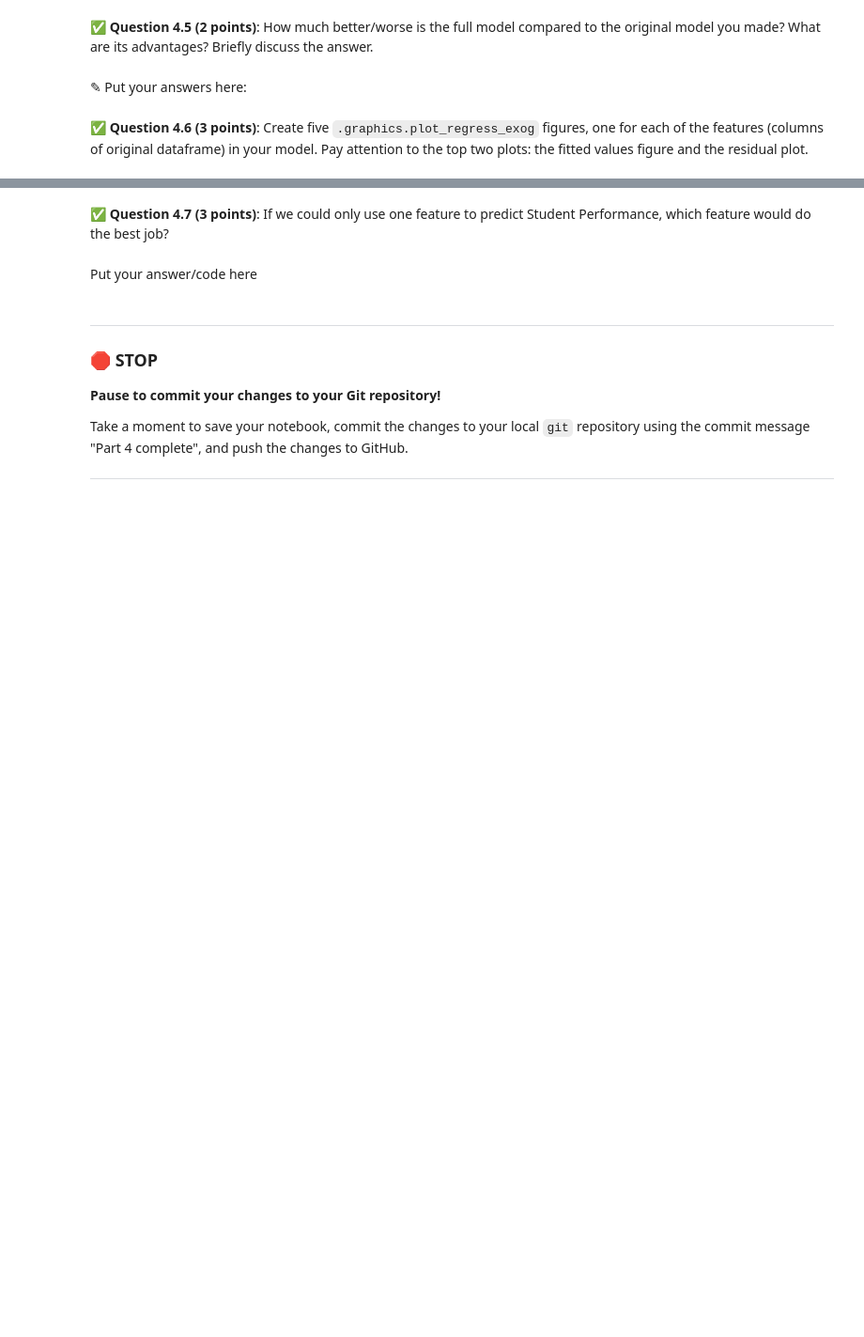
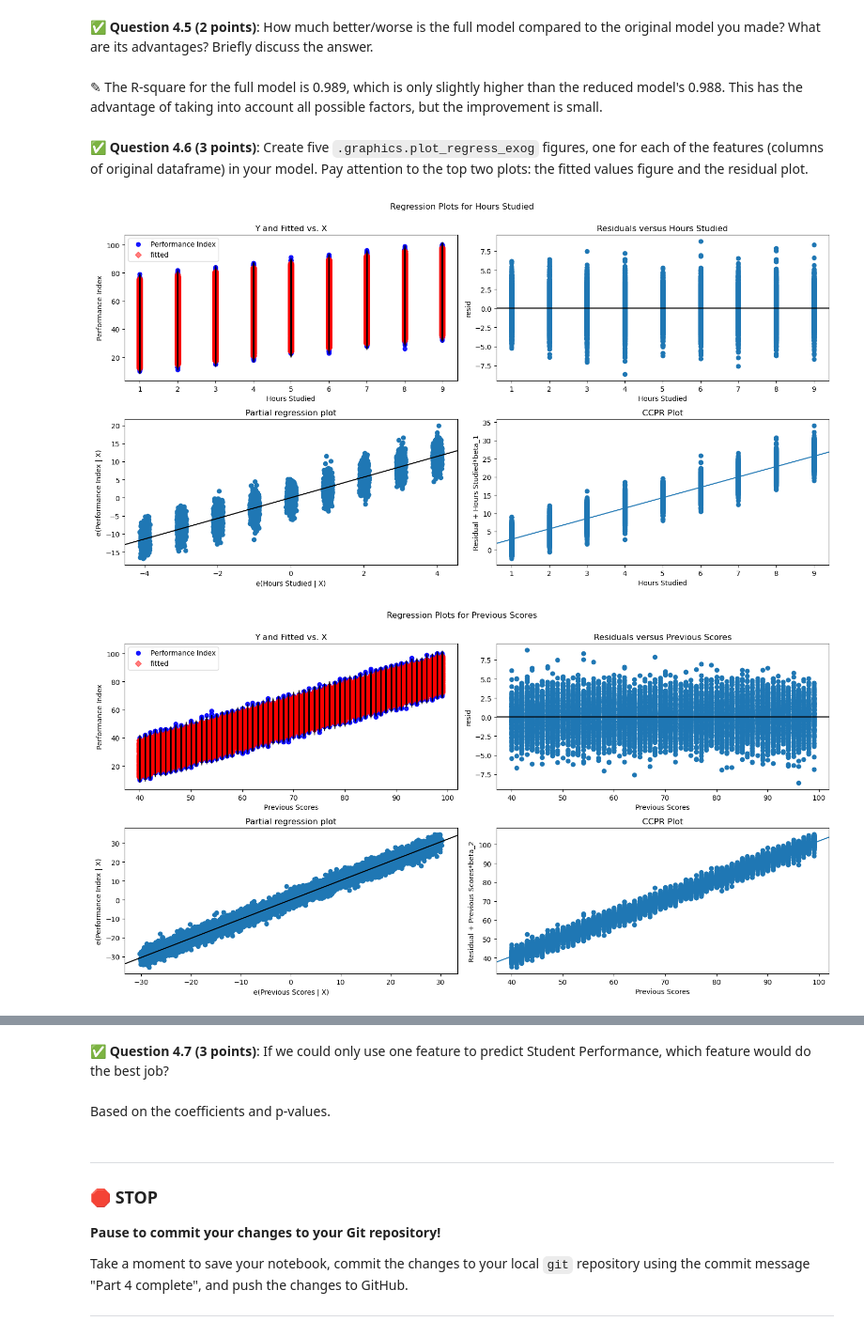
Before and after one commit to Xu-Jiongyang/cmse202-s25-turnin-1, a Jupyter notebook: hw-03/HW-03_Regression-S25-Jiongyang Xu.ipynb, the cells around one changed output, grey strips where cells are left out. Shown at 94% size. Drawn from its saved outputs; the diff is of its cells as text; code cells hidden in the pictures; blank space fills up the shorter version.

```diff
--- a/hw-03/HW-03_Regression-S25-Jiongyang Xu.ipynb
+++ b/hw-03/HW-03_Regression-S25-Jiongyang Xu.ipynb
@@ -251,0 +250,5 @@ First, download and read in this synthetic dataset of Student Performance. `http
+# %%
+# Put your code here
+student_data = pd.read_csv('Student_Performance.csv')
+print(student_data.dtypes)
+student_data['Extracurricular Activities'] = student_data['Extracurricular Activities'].map({'Yes':1, 'No':0})
@@ -255,0 +265,6 @@ First, download and read in this synthetic dataset of Student Performance. `http
+# %%
+# Put your code here
+X = sm.add_constant(student_data[['Hours Studied', 'Previous Scores', 'Sleep Hours']])
+y = student_data['Performance Index']
+model = sm.OLS(y, X).fit()
+model.summary()
@@ -267,0 +305,5 @@ First, download and read in this synthetic dataset of Student Performance. `http
+# %%
+# Put your code here
+X_full = sm.add_constant(student_data.drop(['Performance Index'], axis=1))
+model_full = sm.OLS(y, X_full).fit()
+model_full.summary()
@@ -268,6 +334,6 @@ First, download and read in this synthetic dataset of Student Performance. `http
 # %% [markdown]
 &#9989;  **Question 4.5 (2 points)**: How much better/worse is the full model compared to the original model you made? What are its advantages? Briefly discuss the answer.
-# %% [markdown]
-<font size=+3>&#9998;</font> Put your answers here:
+# %% [markdown]
+<font size=+3>&#9998;</font> The R-square for the full model is 0.989, which is only slightly higher than the reduced model's 0.988. This has the advantage of taking into account all possible factors, but the improvement is small.
 # %% [markdown]
 &#9989;  **Question 4.6 (3 points)**: Create five `.graphics.plot_regress_exog` figures, one for each of the features (columns of original dataframe) in your model. Pay attention to the top two plots: the fitted values figure and the residual plot.
@@ -275,0 +340,9 @@ First, download and read in this synthetic dataset of Student Performance. `http
+# %%
+# Put your code here.
+for col in ['Hours Studied', 'Previous Scores', 'Extracurricular Activities', 'Sleep Hours', 'Sample Question Papers Practiced']:
+    fig = plt.figure(figsize=(15,8))
+    sm.graphics.plot_regress_exog(model_full, col, fig=fig)
+    plt.show()
+# %% [output]
+[figure, added]
+[figure, added]
@@ -276,7 +352,7 @@ First, download and read in this synthetic dataset of Student Performance. `http
 # %% [markdown]
 &#9989;  **Question 4.7 (3 points)**: If we could only use one feature to predict Student Performance, which feature would do the best job?
-# %% [markdown]
-Put your answer/code here
+# %% [markdown]
+Based on the coefficients and p-values.
 # %% [markdown]
 ---
 ### &#128721; STOP
```
Also changed, not shown: parts of 10 cells of this notebook, 2 other files.
